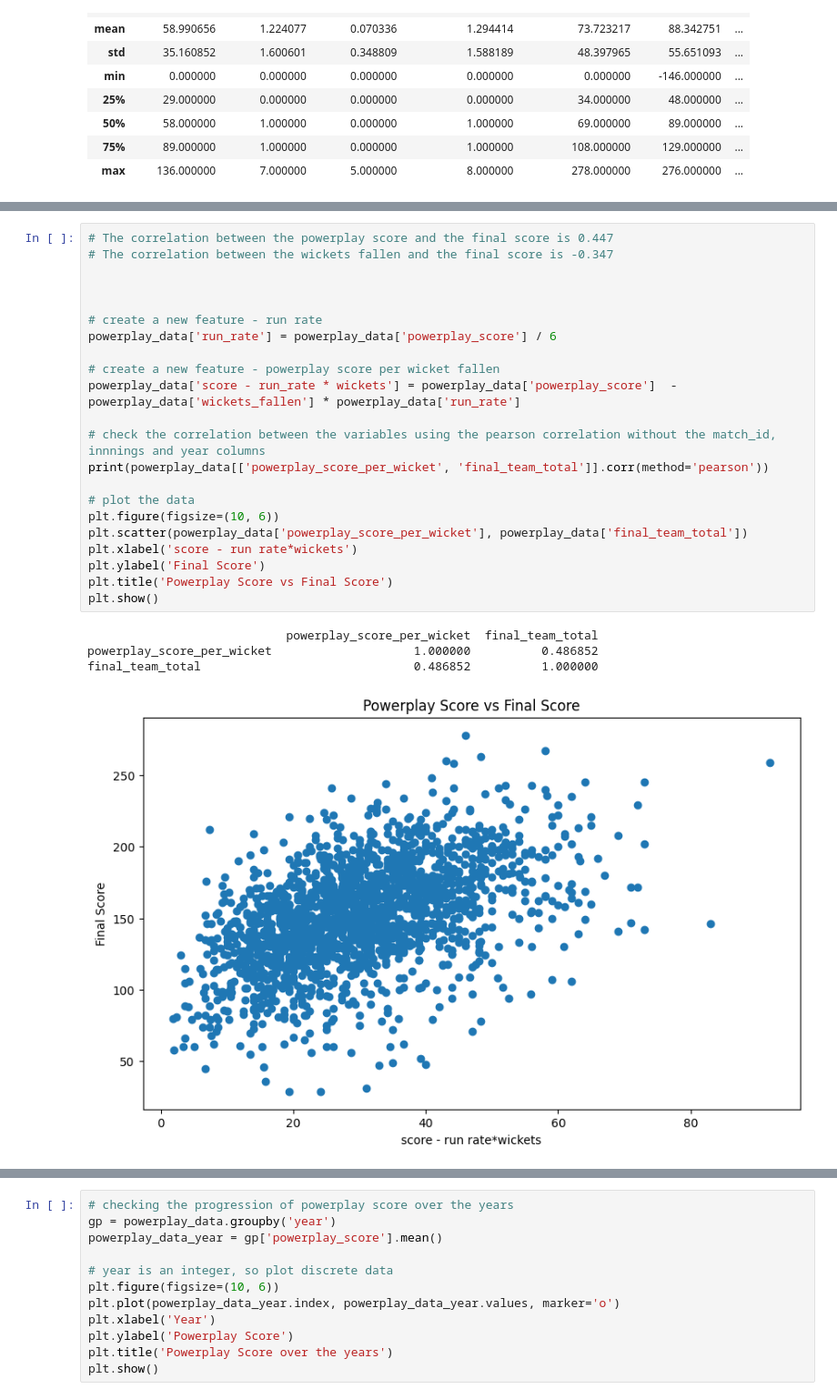
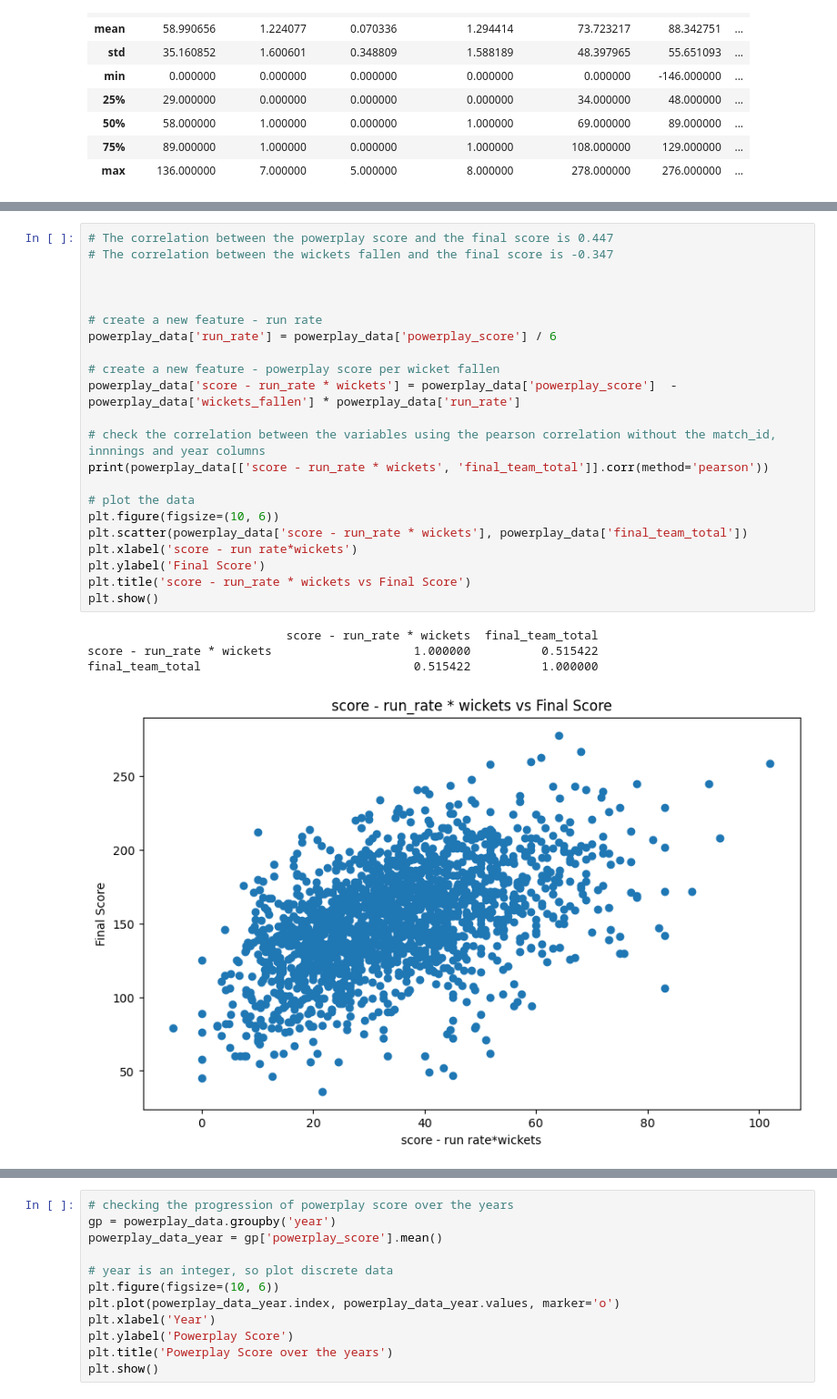
Before and after one commit to 19Kaumini/e19-co544-cricket-analytics-and-prediction, a Jupyter notebook: EDA/Powerplay.ipynb, the cells around one changed output, grey strips where cells are left out. Shown at 91% size. Drawn from its saved outputs; the diff is of its cells as text.

```diff
--- a/EDA/Powerplay.ipynb
+++ b/EDA/Powerplay.ipynb
@@ -97,27 +97,27 @@ powerplay_data[['powerplay_score', 'final_team_total', 'wickets_fallen']].corr(m
 # %%
 # The correlation between the powerplay score and the final score is 0.447
 # The correlation between the wickets fallen and the final score is -0.347
 
 
 
 # create a new feature - run rate
 powerplay_data['run_rate'] = powerplay_data['powerplay_score'] / 6
 
 # create a new feature - powerplay score per wicket fallen
 powerplay_data['score - run_rate * wickets'] = powerplay_data['powerplay_score']  - powerplay_data['wickets_fallen'] * powerplay_data['run_rate']
 
 # check the correlation between the variables using the pearson correlation without the match_id, innnings and year columns
-print(powerplay_data[['powerplay_score_per_wicket', 'final_team_total']].corr(method='pearson'))
+print(powerplay_data[['score - run_rate * wickets', 'final_team_total']].corr(method='pearson'))
 
 # plot the data
 plt.figure(figsize=(10, 6))
-plt.scatter(powerplay_data['powerplay_score_per_wicket'], powerplay_data['final_team_total'])
+plt.scatter(powerplay_data['score - run_rate * wickets'], powerplay_data['final_team_total'])
 plt.xlabel('score - run rate*wickets')
 plt.ylabel('Final Score')
-plt.title('Powerplay Score vs Final Score')
+plt.title('score - run_rate * wickets vs Final Score')
 plt.show()
 # %% [output]
-                            powerplay_score_per_wicket  final_team_total
-powerplay_score_per_wicket                    1.000000          0.486852
-final_team_total                              0.486852          1.000000
+                            score - run_rate * wickets  final_team_total
+score - run_rate * wickets                    1.000000          0.515422
+final_team_total                              0.515422          1.000000
-[figure, old version]
+[figure, new version]
```
Also changed, not shown: parts of 6 cells of this notebook, 1 other file.
